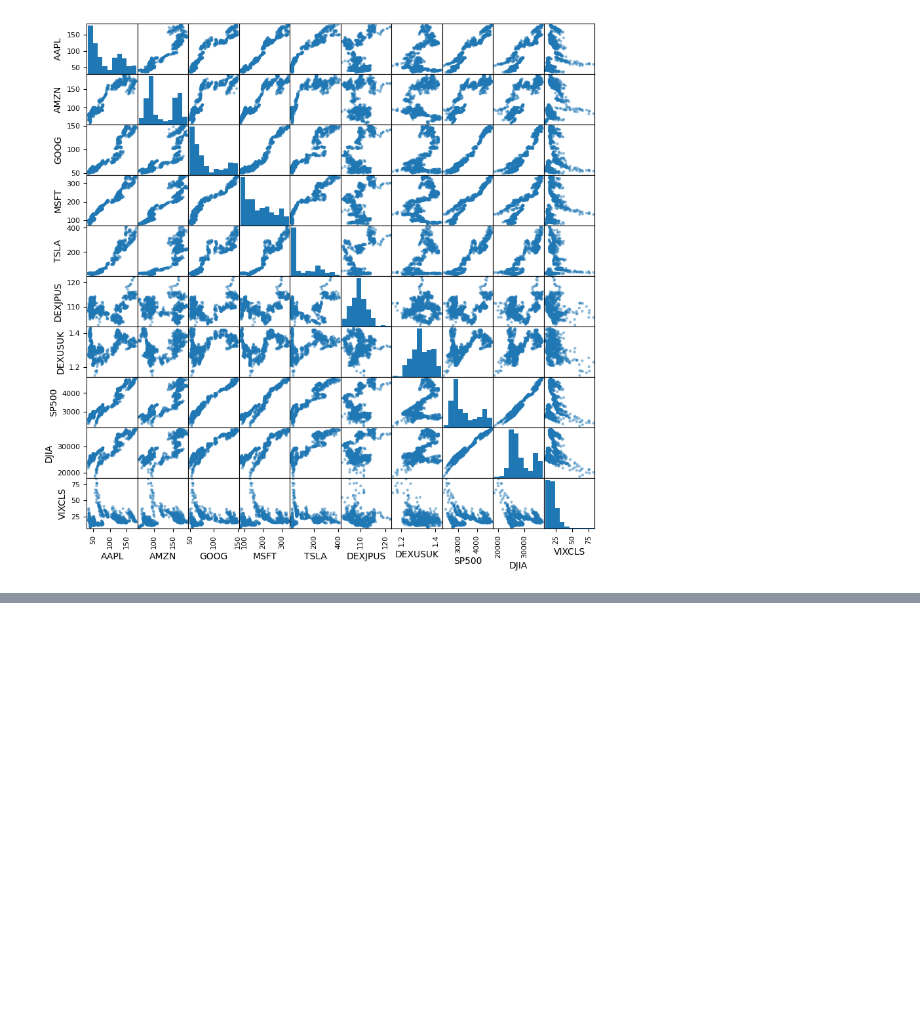
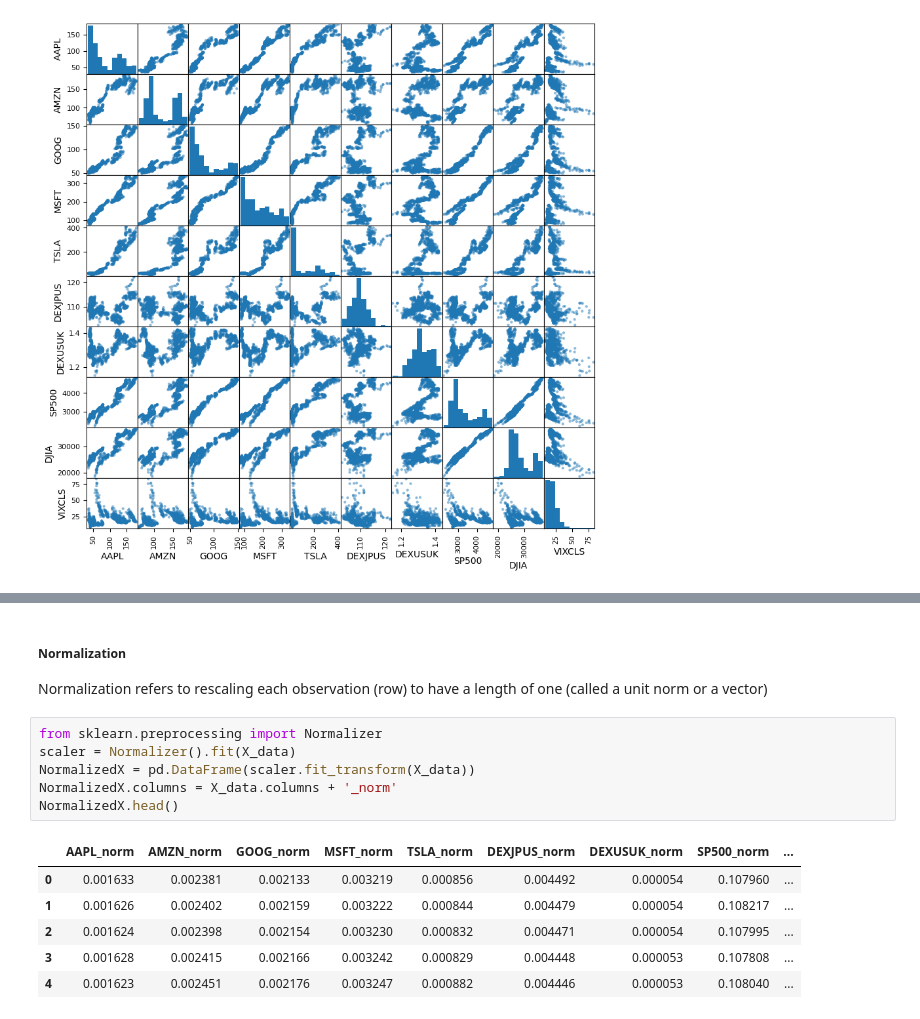
Before and after one commit to jamiecjm/quantpy-finml-course, a Jupyter notebook: chapter3.ipynb, the cells around one changed output, grey strips where cells are left out. Cells and saved outputs as stored; diff of their text form; blank space fills up the shorter version.

```diff
--- a/chapter3.ipynb
+++ b/chapter3.ipynb
@@ -106,0 +181,17 @@ plt.show()
+# %% [markdown]
+##### Normalization
+
+Normalization refers to rescaling each observation (row) to have a length of one (called a unit norm or a vector)
+# %%
+from sklearn.preprocessing import Normalizer
+scaler = Normalizer().fit(X_data)
+NormalizedX = pd.DataFrame(scaler.fit_transform(X_data))
+NormalizedX.columns = X_data.columns + '_norm'
+NormalizedX.head()
+# %% [output]
+|  | AAPL_norm | AMZN_norm | GOOG_norm | MSFT_norm | TSLA_norm | DEXJPUS_norm | DEXUSUK_norm | SP500_norm | ... |
+| 0 | 0.001633 | 0.002381 | 0.002133 | 0.003219 | 0.000856 | 0.004492 | 0.000054 | 0.107960 | ... |
+| 1 | 0.001626 | 0.002402 | 0.002159 | 0.003222 | 0.000844 | 0.004479 | 0.000054 | 0.108217 | ... |
+| 2 | 0.001624 | 0.002398 | 0.002154 | 0.003230 | 0.000832 | 0.004471 | 0.000054 | 0.107995 | ... |
+| 3 | 0.001628 | 0.002415 | 0.002166 | 0.003242 | 0.000829 | 0.004448 | 0.000053 | 0.107808 | ... |
+| 4 | 0.001623 | 0.002451 | 0.002176 | 0.003247 | 0.000882 | 0.004446 | 0.000053 | 0.108040 | ... |
```
Also changed, not shown: parts of 10 cells of this notebook.
